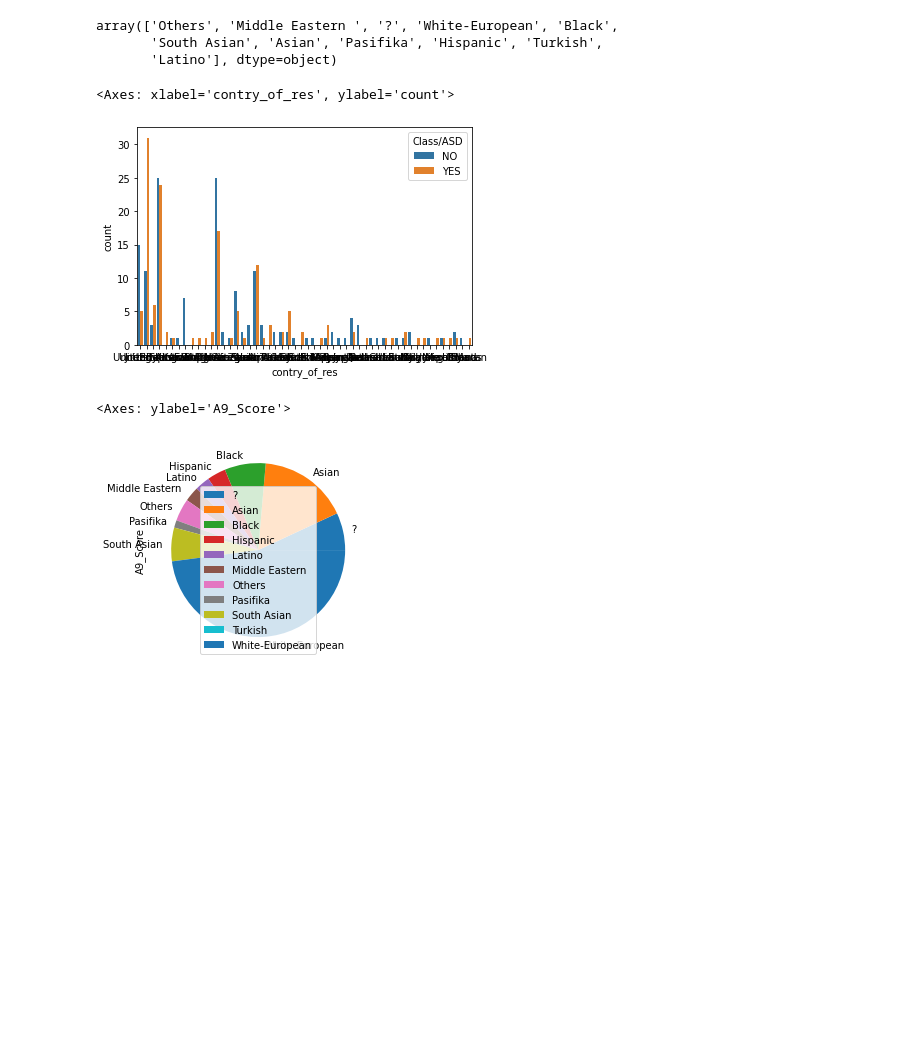
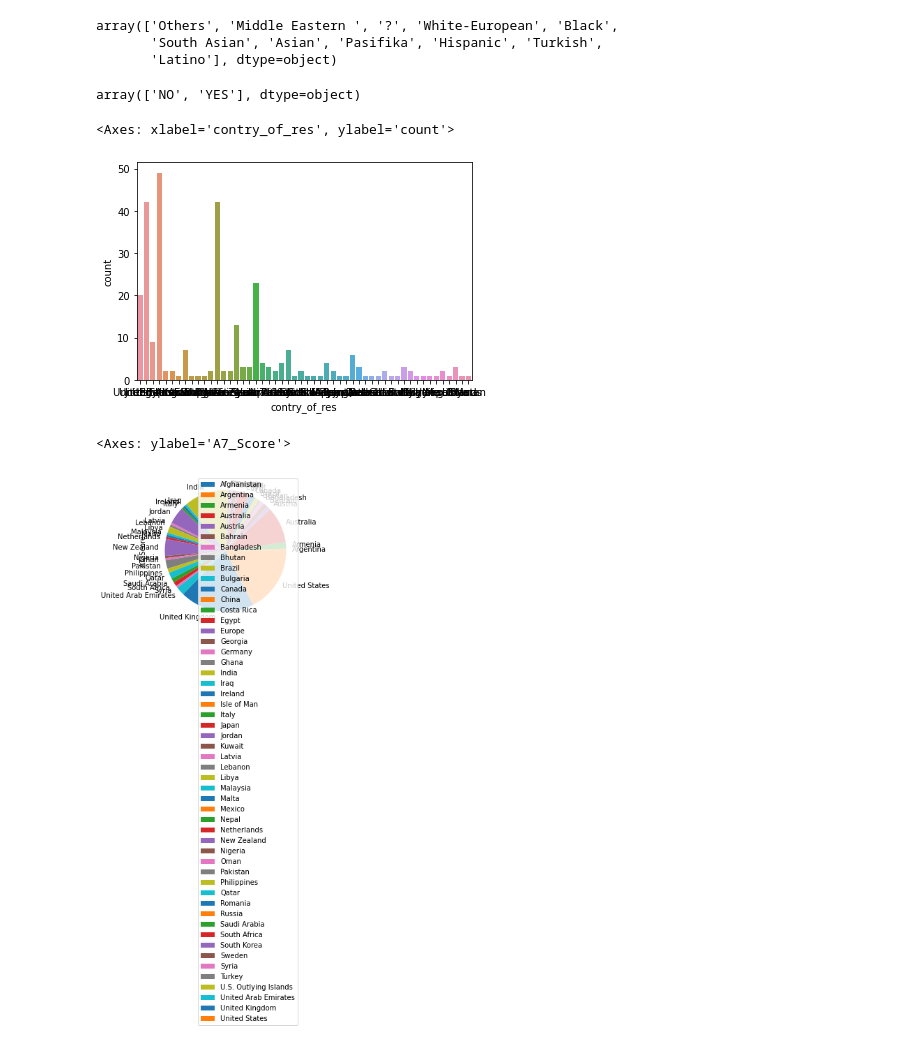
Before and after one commit to samratabduljalil/Detection-of-Autism-Spectrum-Disorder, a Jupyter notebook: code/Detection_of_Autism_Spectrum_Disorder.ipynb, the cells around one changed output. Drawn from its saved outputs; the diff is of its cells as text; code cells hidden in the pictures; blank space fills up the shorter version.

```diff
--- a/code/Detection_of_Autism_Spectrum_Disorder.ipynb
+++ b/code/Detection_of_Autism_Spectrum_Disorder.ipynb
@@ -37,18 +28,22 @@ data['ethnicity'].unique()
 array(['Others', 'Middle Eastern ', '?', 'White-European', 'Black',
        'South Asian', 'Asian', 'Pasifika', 'Hispanic', 'Turkish',
        'Latino'], dtype=object)
+# %%
+data['Class/ASD'].unique()
+# %% [output]
+array(['NO', 'YES'], dtype=object)
 # %%
 import seaborn as sns
 import matplotlib.pyplot as plt
 # %%
-sns.countplot(data=data,x="contry_of_res",hue="Class/ASD")
+sns.countplot(data=data,x="contry_of_res")
 # %% [output]
 <Axes: xlabel='contry_of_res', ylabel='count'>
-[figure, old version]
+[figure, new version]
 # %%
-data.groupby(['ethnicity']).sum().plot(kind='pie',y='A9_Score')
+data.groupby(['contry_of_res']).sum().plot(kind='pie',y='A7_Score')
 # %% [output]
-<Axes: ylabel='A9_Score'>
+<Axes: ylabel='A7_Score'>
-[figure, old version]
+[figure, new version]
 # %%
 fig, ax=plt.subplots()
```
Also changed, not shown: parts of 3 cells of this notebook.
